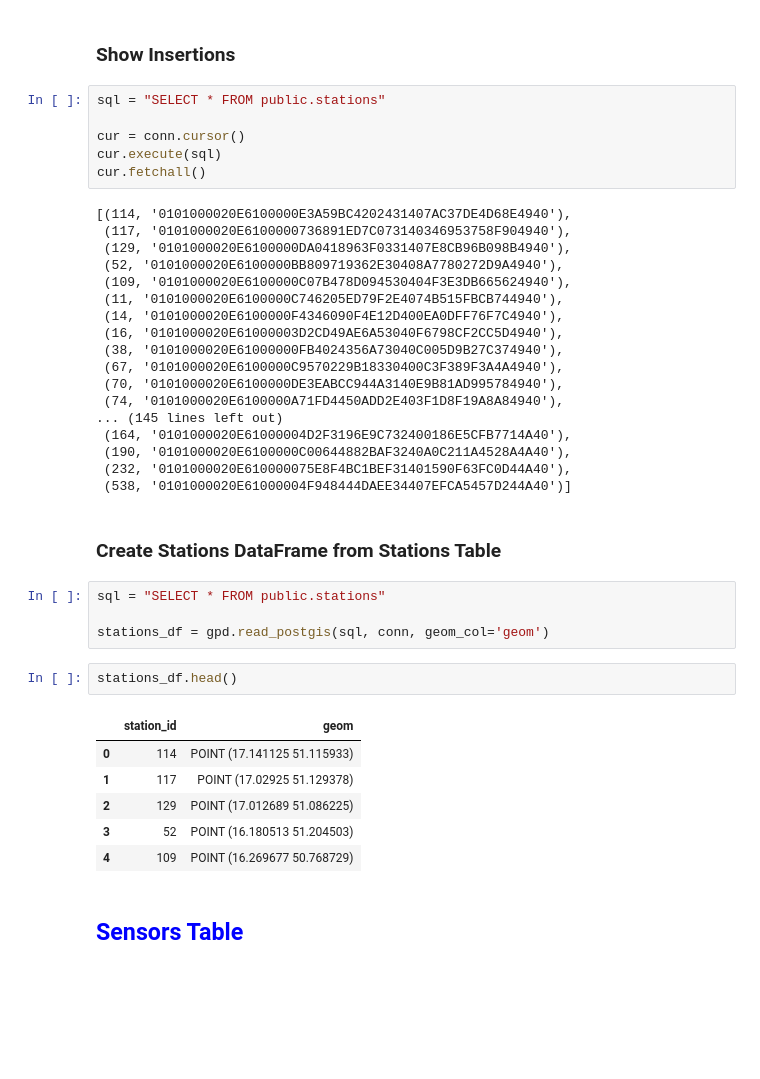
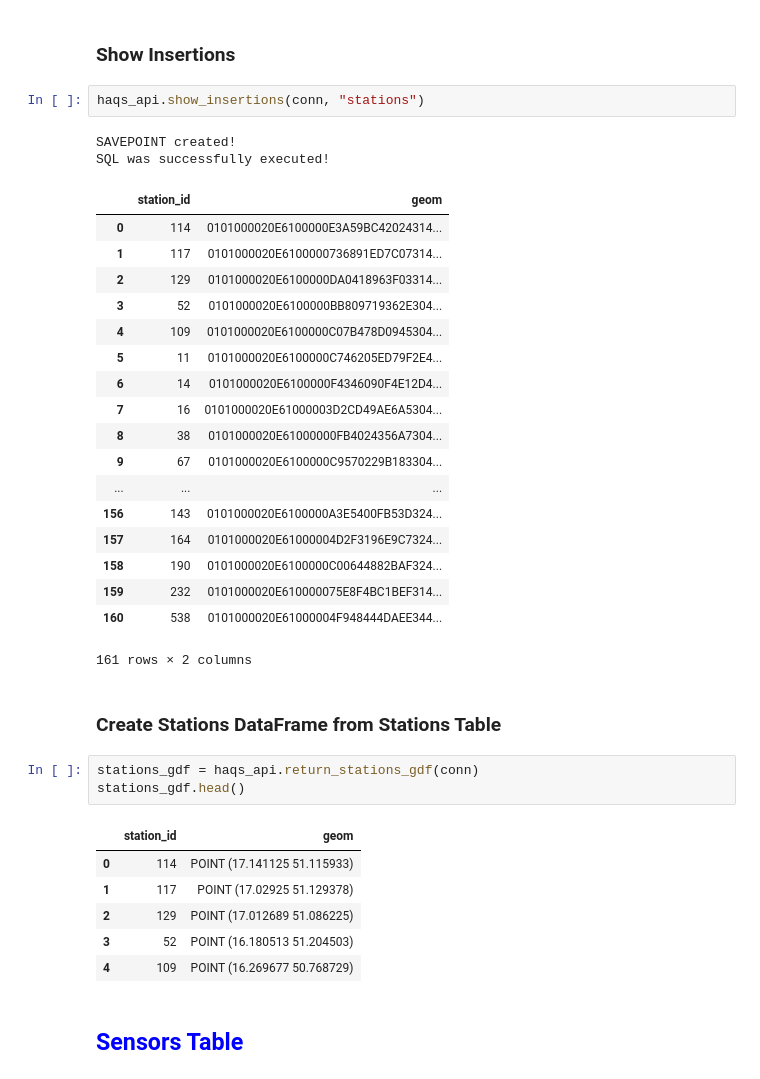
Before and after one commit to lukaszKielar/Home-Air-Quality-Station, a Jupyter notebook: python/GIOS_readings.ipynb, the cells around one changed output. Drawn from its saved outputs; the diff is of its cells as text; blank space fills up the shorter version.

```diff
--- a/python/GIOS_readings.ipynb
+++ b/python/GIOS_readings.ipynb
@@ -167,44 +161,40 @@ SAVEPOINT released!
 # %% [markdown]
 ### Show Insertions
-# %%
-sql = "SELECT * FROM public.stations"
-
-cur = conn.cursor()
-cur.execute(sql)
-cur.fetchall()
-# %% [output]
-[(114, '0101000020E6100000E3A59BC4202431407AC37DE4D68E4940'),
- (117, '0101000020E6100000736891ED7C073140346953758F904940'),
- (129, '0101000020E6100000DA0418963F0331407E8CB96B098B4940'),
- (52, '0101000020E6100000BB809719362E30408A7780272D9A4940'),
- (109, '0101000020E6100000C07B478D094530404F3E3DB665624940'),
- (11, '0101000020E6100000C746205ED79F2E4074B515FBCB744940'),
- (14, '0101000020E6100000F4346090F4E12D400EA0DFF76F7C4940'),
- (16, '0101000020E61000003D2CD49AE6A53040F6798CF2CC5D4940'),
- (38, '0101000020E61000000FB4024356A73040C005D9B27C374940'),
- (67, '0101000020E6100000C9570229B18330400C3F389F3A4A4940'),
- (70, '0101000020E6100000DE3EABCC944A3140E9B81AD995784940'),
- (74, '0101000020E6100000A71FD4450ADD2E403F1D8F19A8A84940'),
-... (145 lines left out)
- (164, '0101000020E61000004D2F3196E9C732400186E5CFB7714A40'),
- (190, '0101000020E6100000C00644882BAF3240A0C211A4528A4A40'),
- (232, '0101000020E610000075E8F4BC1BEF31401590F63FC0D44A40'),
- (538, '0101000020E61000004F948444DAEE34407EFCA5457D244A40')]
+# %%
+haqs_api.show_insertions(conn, "stations")
+# %% [output]
+SAVEPOINT created!
+SQL was successfully executed!
+|  | station_id | geom |
+| 0 | 114 | 0101000020E6100000E3A59BC42024314... |
+| 1 | 117 | 0101000020E6100000736891ED7C07314... |
+| 2 | 129 | 0101000020E6100000DA0418963F03314... |
+| 3 | 52 | 0101000020E6100000BB809719362E304... |
+| 4 | 109 | 0101000020E6100000C07B478D0945304... |
+| 5 | 11 | 0101000020E6100000C746205ED79F2E4... |
+| 6 | 14 | 0101000020E6100000F4346090F4E12D4... |
+| 7 | 16 | 0101000020E61000003D2CD49AE6A5304... |
+| 8 | 38 | 0101000020E61000000FB4024356A7304... |
+| 9 | 67 | 0101000020E6100000C9570229B183304... |
+| ... | ... | ... |
+| 156 | 143 | 0101000020E6100000A3E5400FB53D324... |
+| 157 | 164 | 0101000020E61000004D2F3196E9C7324... |
+| 158 | 190 | 0101000020E6100000C00644882BAF324... |
+| 159 | 232 | 0101000020E610000075E8F4BC1BEF314... |
+| 160 | 538 | 0101000020E61000004F948444DAEE344... |
+161 rows × 2 columns
 # %% [markdown]
 ### Create Stations DataFrame from Stations Table
-# %%
-sql = "SELECT * FROM public.stations"
-
-stations_df = gpd.read_postgis(sql, conn, geom_col='geom')
-# %%
-stations_df.head()
-# %% [output]
-|  | station_id | geom |
-| 0 | 114 | POINT (17.141125 51.115933) |
-| 1 | 117 | POINT (17.02925 51.129378) |
-| 2 | 129 | POINT (17.012689 51.086225) |
-| 3 | 52 | POINT (16.180513 51.204503) |
-| 4 | 109 | POINT (16.269677 50.768729) |
+# %%
+stations_gdf = haqs_api.return_stations_gdf(conn)
+stations_gdf.head()
+# %% [output]
+|  | station_id | geom |
+| 0 | 114 | POINT (17.141125 51.115933) |
+| 1 | 117 | POINT (17.02925 51.129378) |
+| 2 | 129 | POINT (17.012689 51.086225) |
+| 3 | 52 | POINT (16.180513 51.204503) |
+| 4 | 109 | POINT (16.269677 50.768729) |
 # %% [markdown]
 ## <font color="blue">Sensors Table</font>
 # %% [markdown]
```
Also changed, not shown: parts of 20 cells of this notebook, 4 other files.
